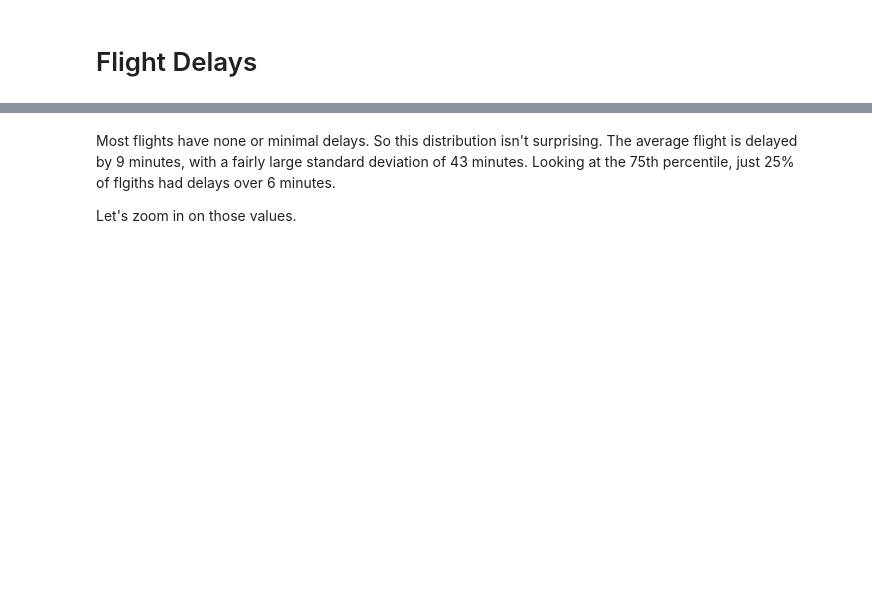
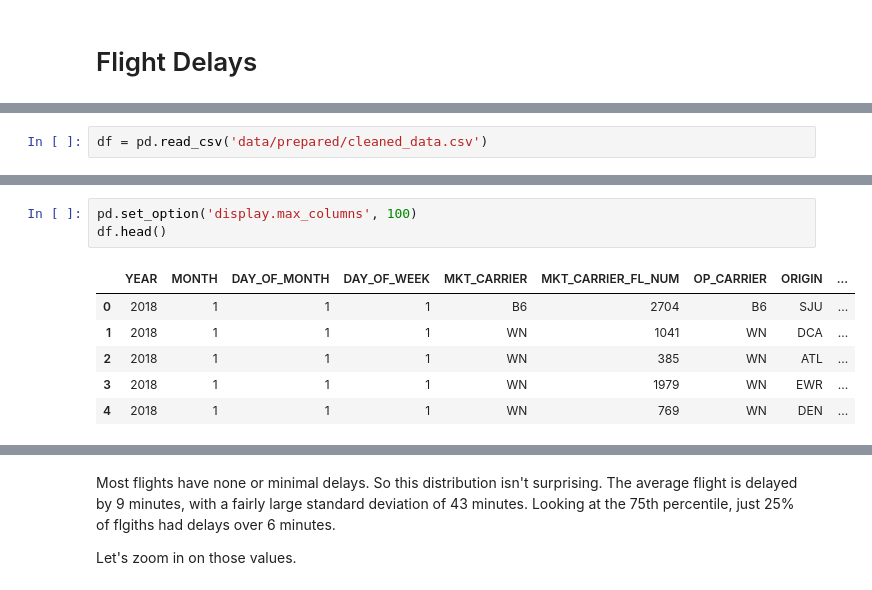
Before and after one commit to robertharrow/detecting-severe-flight-delays, a Jupyter notebook: 2. Modeling.ipynb, the cells around one changed output, grey strips where cells are left out. Drawn from its saved outputs; the diff is of its cells as text; blank space fills up the shorter version.

Commit message:
cleaning up data

```diff
--- a/notebook.ipynb
+++ b/2. Modeling.ipynb
@@ -963,0 +60,2 @@ array([[<AxesSubplot:title={'center':'DEP_DELAY'}>]], dtype=object)
+# %%
+df = pd.read_csv('data/prepared/cleaned_data.csv')
@@ -963,0 +83,10 @@ array([[<AxesSubplot:title={'center':'DEP_DELAY'}>]], dtype=object)
+# %%
+pd.set_option('display.max_columns', 100)
+df.head()
+# %% [output]
+|  | YEAR | MONTH | DAY_OF_MONTH | DAY_OF_WEEK | MKT_CARRIER | MKT_CARRIER_FL_NUM | OP_CARRIER | ORIGIN | ... |
+| 0 | 2018 | 1 | 1 | 1 | B6 | 2704 | B6 | SJU | ... |
+| 1 | 2018 | 1 | 1 | 1 | WN | 1041 | WN | DCA | ... |
+| 2 | 2018 | 1 | 1 | 1 | WN | 385 | WN | ATL | ... |
+| 3 | 2018 | 1 | 1 | 1 | WN | 1979 | WN | EWR | ... |
+| 4 | 2018 | 1 | 1 | 1 | WN | 769 | WN | DEN | ... |
```
Also changed, not shown: parts of 124 cells of this notebook, 4 other files.
